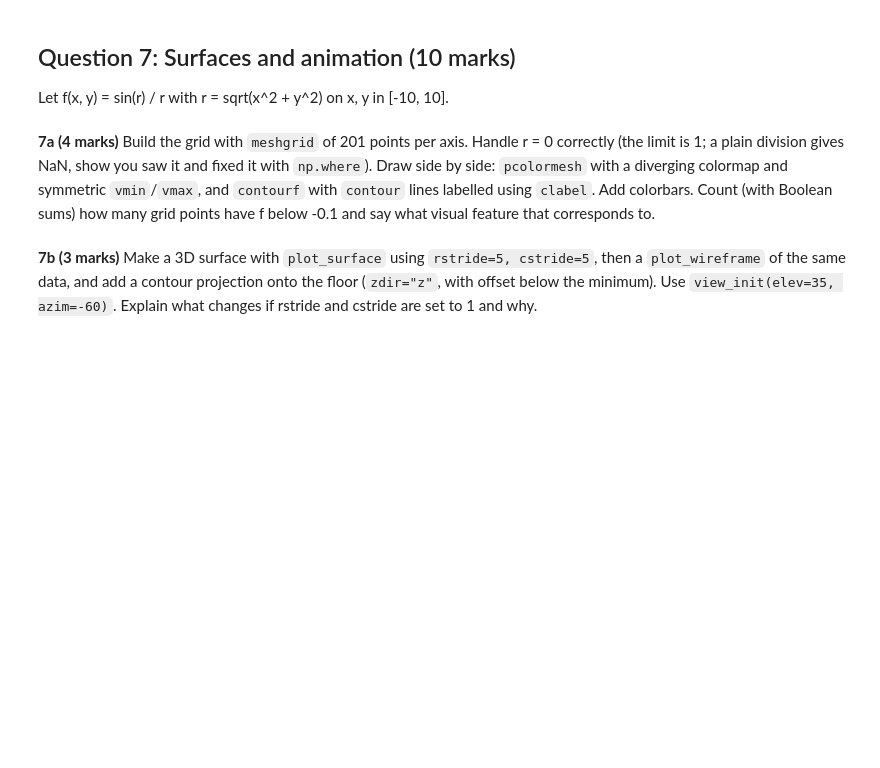
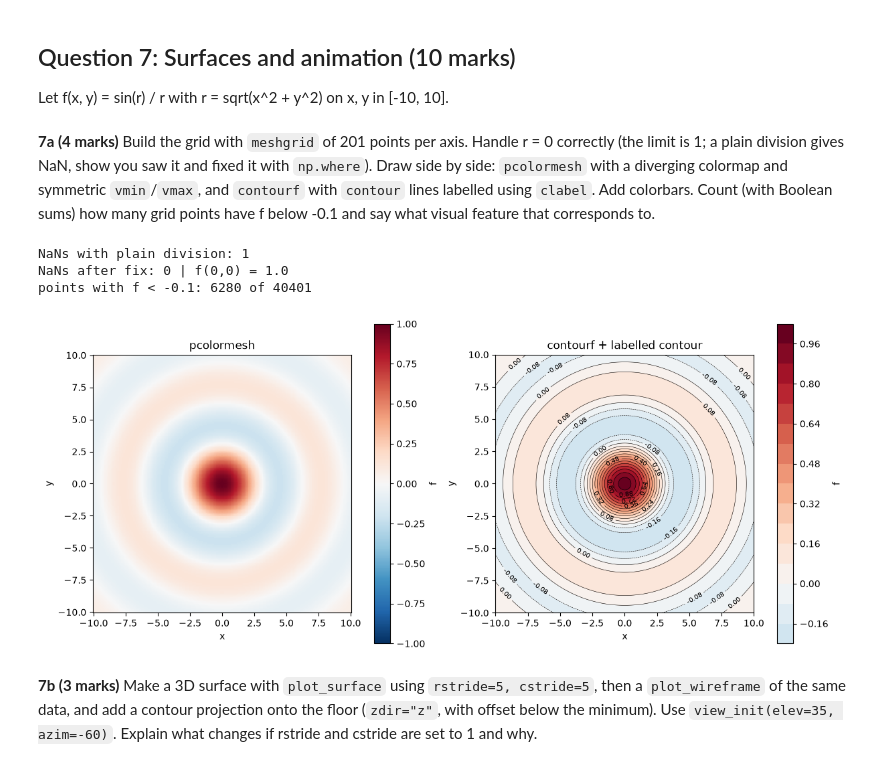
Before and after one commit to zaryanalibaig/Python-Assignment-3, a Jupyter notebook: Assignment3_Programming_for_AI.ipynb, the cells around one changed output. Drawn from its saved outputs; the diff is of its cells as text; code cells hidden in the pictures; blank space fills up the shorter version.

```diff
--- a/Assignment3_Programming_for_AI.ipynb
+++ b/Assignment3_Programming_for_AI.ipynb
@@ -682,2 +694,34 @@ Let f(x, y) = sin(r) / r with r = sqrt(x^2 + y^2) on x, y in [-10, 10].
+# %%
+# YOUR CODE HERE
+x = np.linspace(-10, 10, 201)
+y = np.linspace(-10, 10, 201)
+X, Y = np.meshgrid(x, y)
+r = np.sqrt(X**2 + Y**2)
+
+with np.errstate(invalid='ignore', divide='ignore'):
+    f_plain = np.sin(r) / r                       # 0/0 at the centre
+print("NaNs with plain division:", np.isnan(f_plain).sum())          # 1
+f = np.where(r == 0, 1.0, np.sin(r) / np.where(r == 0, 1.0, r))      # limit at r=0 is 1
+print("NaNs after fix:", np.isnan(f).sum(), "| f(0,0) =", f[100, 100])
+
+fig, (a1, a2) = plt.subplots(1, 2, figsize=(12, 5), layout='constrained')
+m = a1.pcolormesh(X, Y, f, cmap='RdBu_r', vmin=-1, vmax=1, shading='auto')   # symmetric about 0
+fig.colorbar(m, ax=a1, label='f')
+a1.set_title('pcolormesh'); a1.set_aspect('equal')
+cf = a2.contourf(X, Y, f, levels=15, cmap='RdBu_r', vmin=-1, vmax=1)
+cs = a2.contour(X, Y, f, levels=15, colors='k', linewidths=0.4)
+a2.clabel(cs, fontsize=7, fmt='%.2f')
+fig.colorbar(cf, ax=a2, label='f')
+a2.set_title('contourf + labelled contour'); a2.set_aspect('equal')
+for a in (a1, a2):
+    a.set_xlabel('x'); a.set_ylabel('y')
+
+print("points with f < -0.1:", (f < -0.1).sum(), "of", f.size)
+# These points form one ring-shaped band around the central peak.
+# %% [output]
+NaNs with plain division: 1
+NaNs after fix: 0 | f(0,0) = 1.0
+points with f < -0.1: 6280 of 40401
+[figure, added]
 # %% [markdown]
 **7b (3 marks)** Make a 3D surface with `plot_surface` using `rstride=5, cstride=5`, then a `plot_wireframe` of the same data, and add a contour projection onto the floor (`zdir="z"`, with offset below the minimum). Use `view_init(elev=35, azim=-60)`. Explain what changes if rstride and cstride are set to 1 and why.
```
Also changed, not shown: parts of 13 cells of this notebook, 4 other files.
